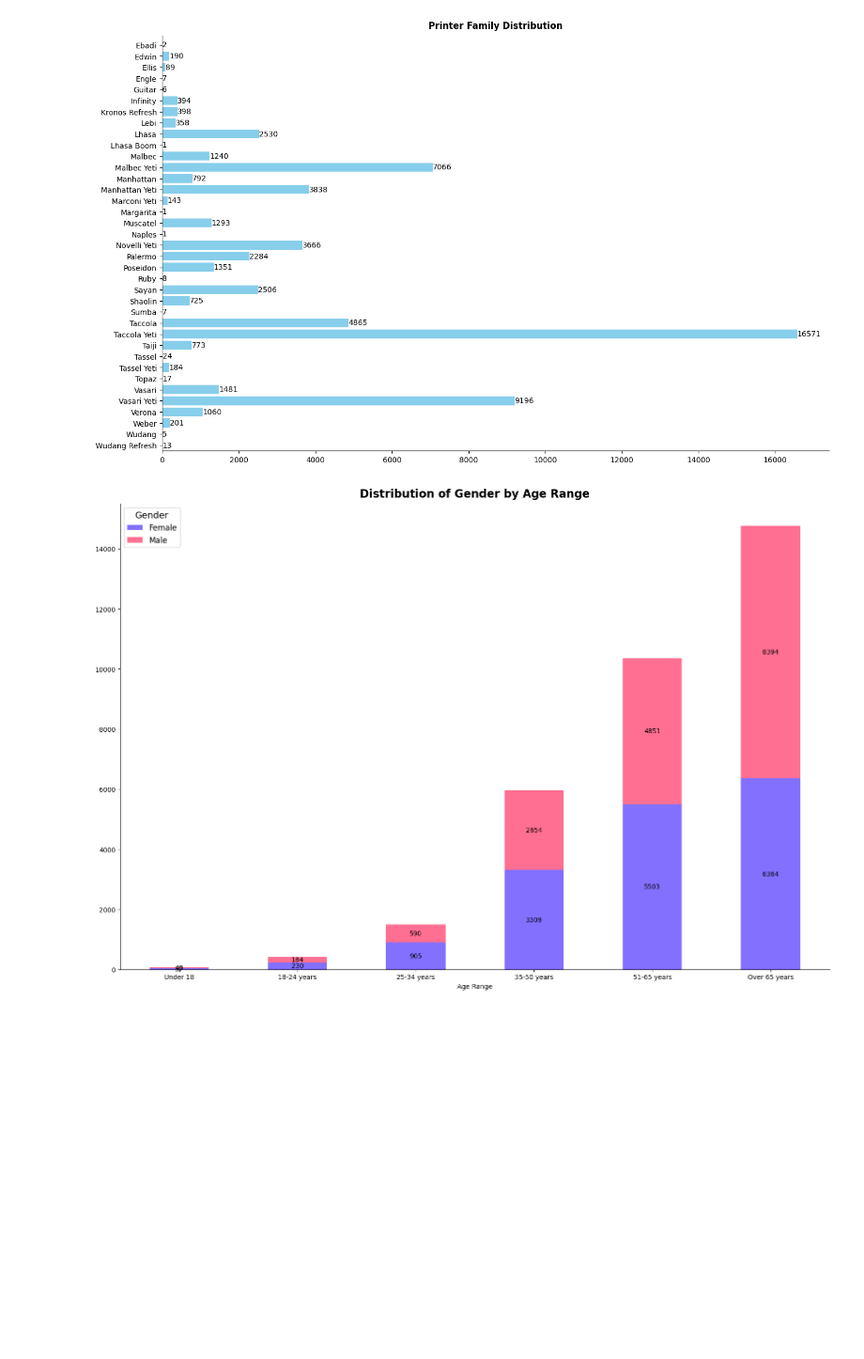
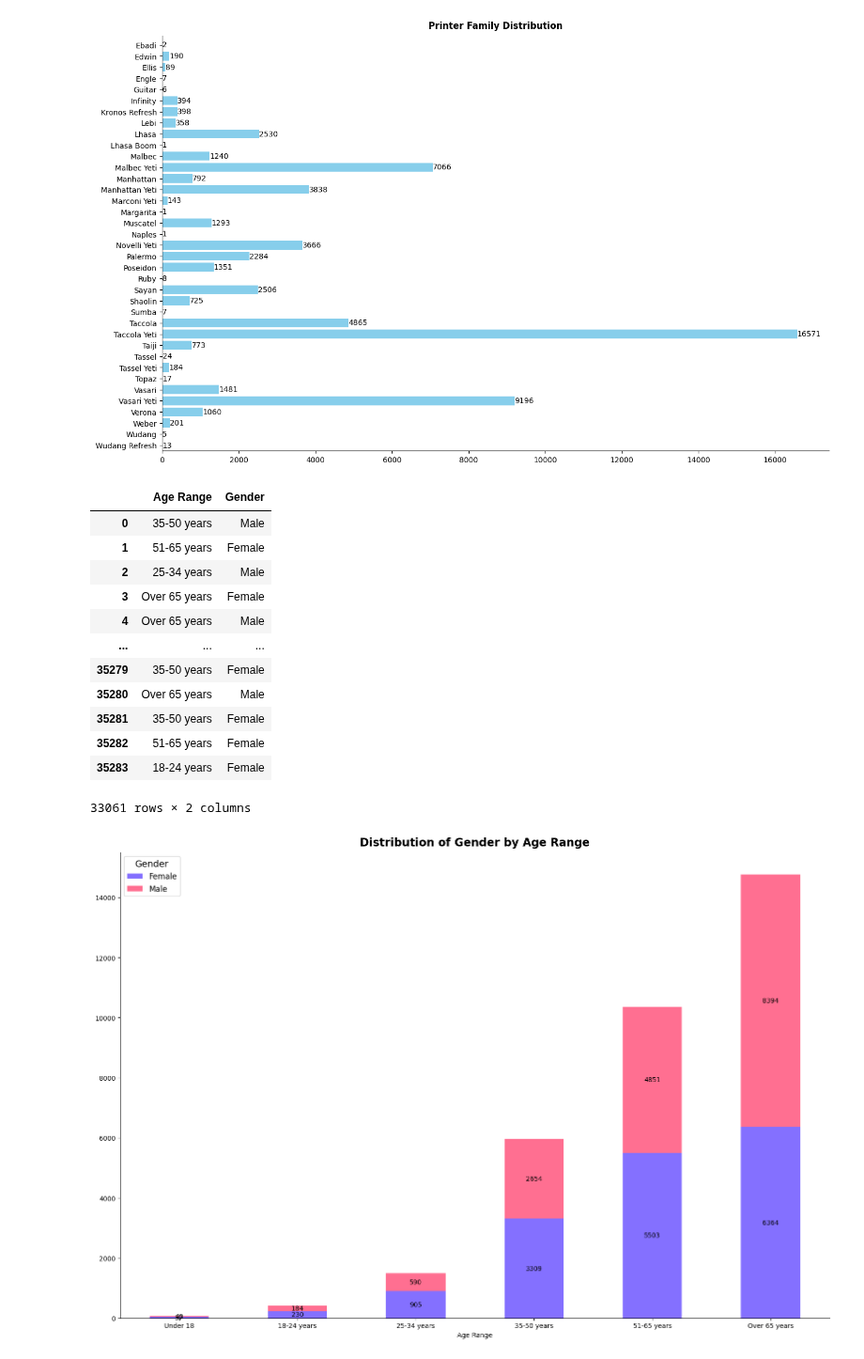
Before and after one commit to wd686/InkSightAnalyzer, a Jupyter notebook: Sandbox/streamlitProcessing/streamlitVisualizationsAndDFGenerations.ipynb, the cells around one changed output. Shown at 94% size. Cells and saved outputs as stored; diff of their text form; code cells hidden in the pictures; blank space fills up the shorter version.

```diff
--- a/visualizations_michael.ipynb
+++ b/Sandbox/streamlitProcessing/streamlitVisualizationsAndDFGenerations.ipynb
@@ -221,6 +201,22 @@ plt.show()
 # %%
 ageGender_df = df2[(df2['Age Range'].notnull()) & (df2['Gender'].notnull())][['Age Range', 'Gender']].reset_index(drop = True)
 ageGender_df = ageGender_df[((ageGender_df.Gender == 'Male') | (ageGender_df.Gender == 'Female')) & (~(ageGender_df['Age Range'] == 'Prefer not to answer'))]
+ageGender_df.to_csv("C:/Users/Michael/Documents/GitHub/InkSightAnalyzer/Sandbox/streamlitProcessing/generatedCSVs/ageGender.csv", index = False)
+ageGender_df
+# %% [output]
+|  | Age Range | Gender |
+| 0 | 35-50 years | Male |
+| 1 | 51-65 years | Female |
+| 2 | 25-34 years | Male |
+| 3 | Over 65 years | Female |
+| 4 | Over 65 years | Male |
+| ... | ... | ... |
+| 35279 | 35-50 years | Female |
+| 35280 | Over 65 years | Male |
+| 35281 | 35-50 years | Female |
+| 35282 | 51-65 years | Female |
+| 35283 | 18-24 years | Female |
+33061 rows × 2 columns
 # %%
 # Define the custom order for age ranges
 age_order = ['Under 18', '18-24 years', '25-34 years', '35-50 years', '51-65 years', 'Over 65 years']
```
Also changed, not shown: parts of 9 cells of this notebook, 8 other files.
